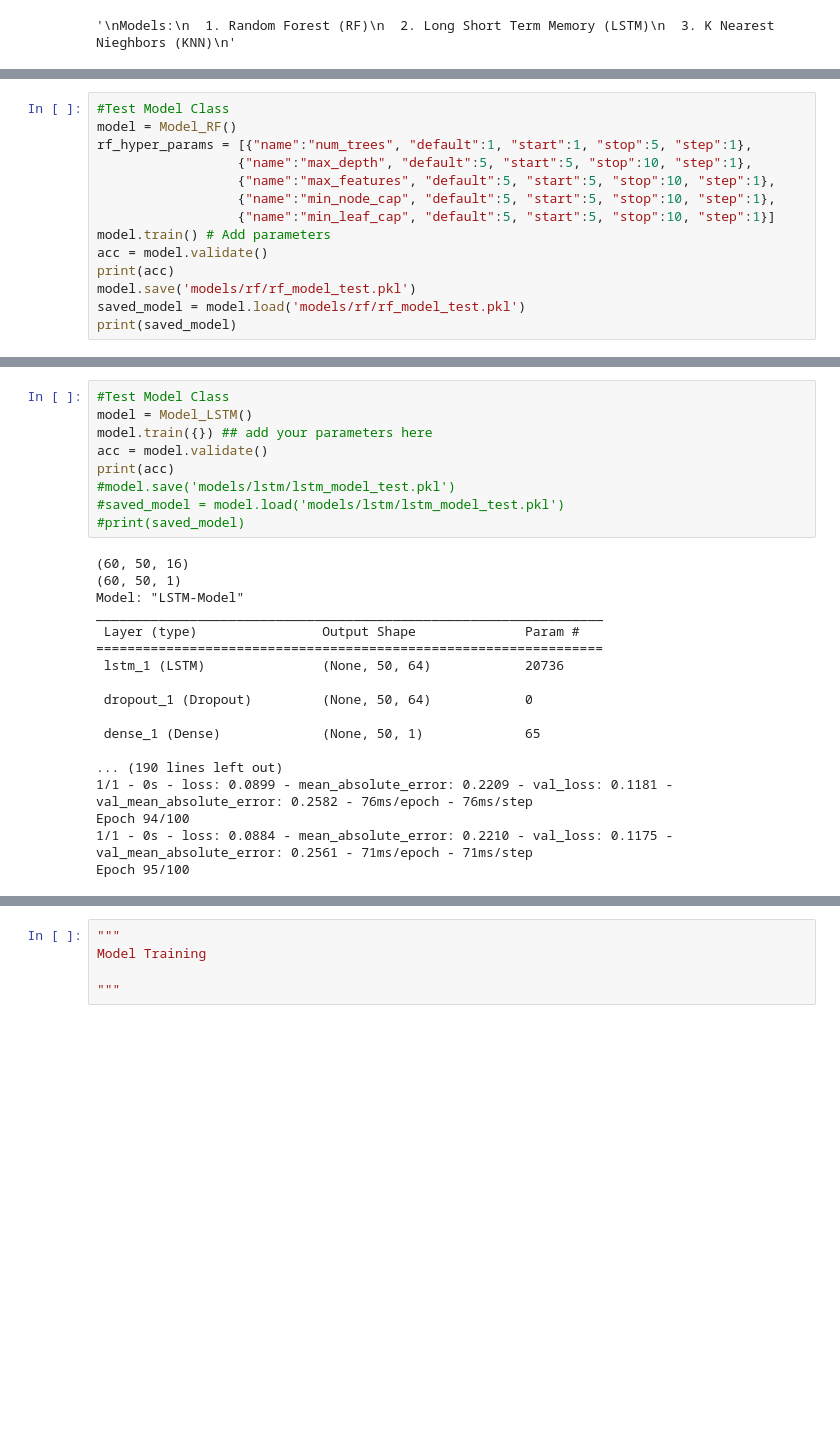
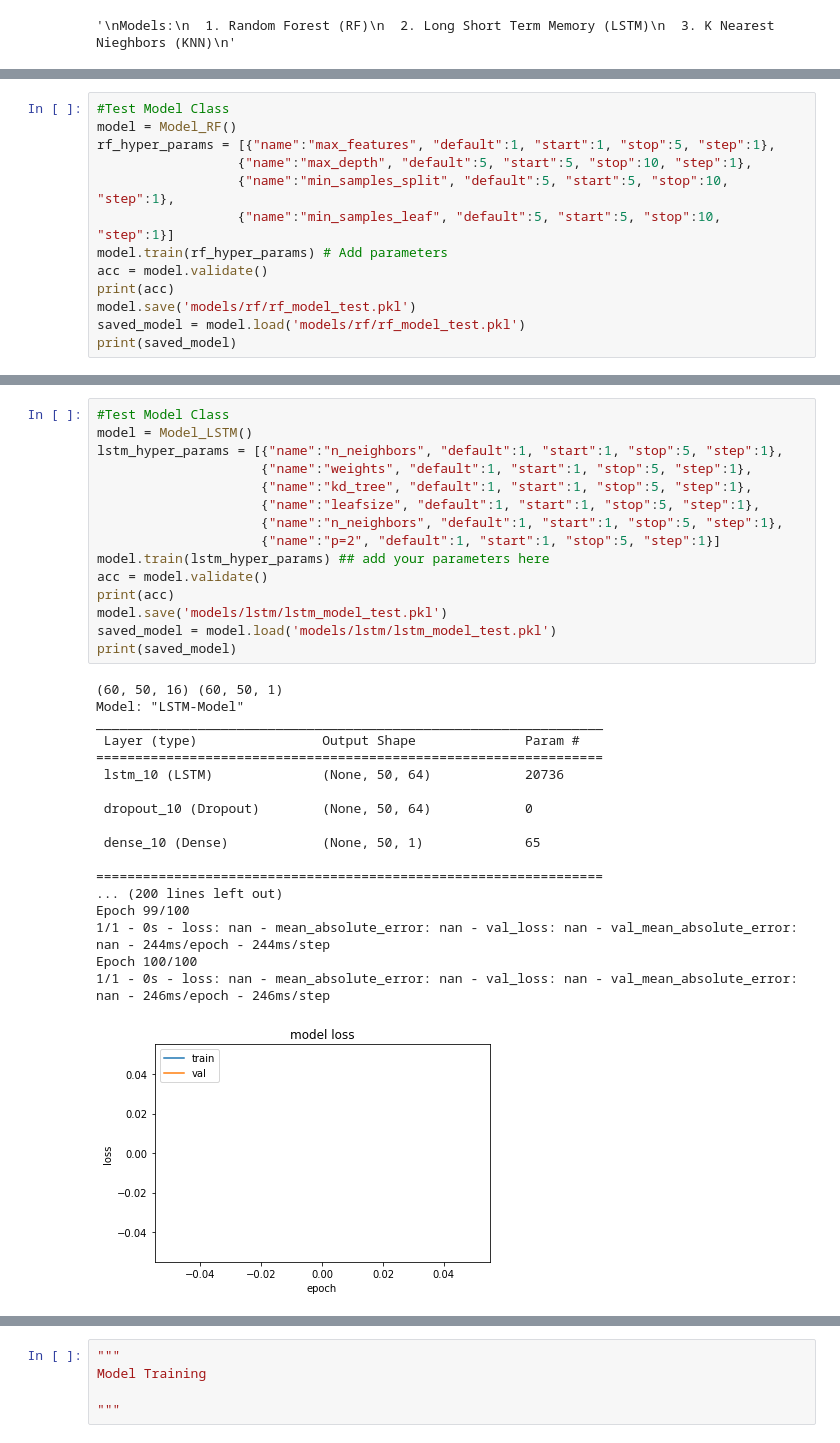
Before and after one commit to shef4/fireflyai, a Jupyter notebook: Thermoflyai_model_training.ipynb, the cells around one changed output, grey strips where cells are left out. Drawn from its saved outputs; the diff is of its cells as text; blank space fills up the shorter version.

```diff
--- a/Thermoflyai_model_training.ipynb
+++ b/Thermoflyai_model_training.ipynb
@@ -486,12 +491,11 @@ if not os.path.exists('models/rf'):
 # %%
 #Test Model Class
 model = Model_RF()
-rf_hyper_params = [{"name":"num_trees", "default":1, "start":1, "stop":5, "step":1},
+rf_hyper_params = [{"name":"max_features", "default":1, "start":1, "stop":5, "step":1},
                   {"name":"max_depth", "default":5, "start":5, "stop":10, "step":1},
-                  {"name":"max_features", "default":5, "start":5, "stop":10, "step":1},
-                  {"name":"min_node_cap", "default":5, "start":5, "stop":10, "step":1},
-                  {"name":"min_leaf_cap", "default":5, "start":5, "stop":10, "step":1}]
-model.train() # Add parameters
+                  {"name":"min_samples_split", "default":5, "start":5, "stop":10, "step":1},
+                  {"name":"min_samples_leaf", "default":5, "start":5, "stop":10, "step":1}]
+model.train(rf_hyper_params) # Add parameters
 acc = model.validate()
 print(acc)
 model.save('models/rf/rf_model_test.pkl')
@@ -649,27 +608,34 @@ if not os.path.exists('models/lstm'):
 # %%
 #Test Model Class
 model = Model_LSTM()
-model.train({}) ## add your parameters here
+lstm_hyper_params = [{"name":"n_neighbors", "default":1, "start":1, "stop":5, "step":1},
+                     {"name":"weights", "default":1, "start":1, "stop":5, "step":1},
+                     {"name":"kd_tree", "default":1, "start":1, "stop":5, "step":1},
+                     {"name":"leafsize", "default":1, "start":1, "stop":5, "step":1},
+                     {"name":"n_neighbors", "default":1, "start":1, "stop":5, "step":1},
+                     {"name":"p=2", "default":1, "start":1, "stop":5, "step":1}]
+model.train(lstm_hyper_params) ## add your parameters here
 acc = model.validate()
 print(acc)
-#model.save('models/lstm/lstm_model_test.pkl')
-#saved_model = model.load('models/lstm/lstm_model_test.pkl')
-#print(saved_model)
+model.save('models/lstm/lstm_model_test.pkl')
+saved_model = model.load('models/lstm/lstm_model_test.pkl')
+print(saved_model)
 # %% [output]
-(60, 50, 16)
-(60, 50, 1)
+(60, 50, 16) (60, 50, 1)
 Model: "LSTM-Model"
 _________________________________________________________________
  Layer (type)                Output Shape              Param #
 =================================================================
- lstm_1 (LSTM)               (None, 50, 64)            20736
+ lstm_10 (LSTM)              (None, 50, 64)            20736
 
- dropout_1 (Dropout)         (None, 50, 64)            0
+ dropout_10 (Dropout)        (None, 50, 64)            0
 
- dense_1 (Dense)             (None, 50, 1)             65
+ dense_10 (Dense)            (None, 50, 1)             65
 
-... (190 lines left out)
-1/1 - 0s - loss: 0.0899 - mean_absolute_error: 0.2209 - val_loss: 0.1181 - val_mean_absolute_error: 0.2582 - 76ms/epoch - 76ms/step
-Epoch 94/100
-1/1 - 0s - loss: 0.0884 - mean_absolute_error: 0.2210 - val_loss: 0.1175 - val_mean_absolute_error: 0.2561 - 71ms/epoch - 71ms/step
-Epoch 95/100
+=================================================================
+... (200 lines left out)
+Epoch 99/100
+1/1 - 0s - loss: nan - mean_absolute_error: nan - val_loss: nan - val_mean_absolute_error: nan - 244ms/epoch - 244ms/step
+Epoch 100/100
+1/1 - 0s - loss: nan - mean_absolute_error: nan - val_loss: nan - val_mean_absolute_error: nan - 246ms/epoch - 246ms/step
+[figure, added]
```
Also changed, not shown: parts of 22 cells of this notebook.
